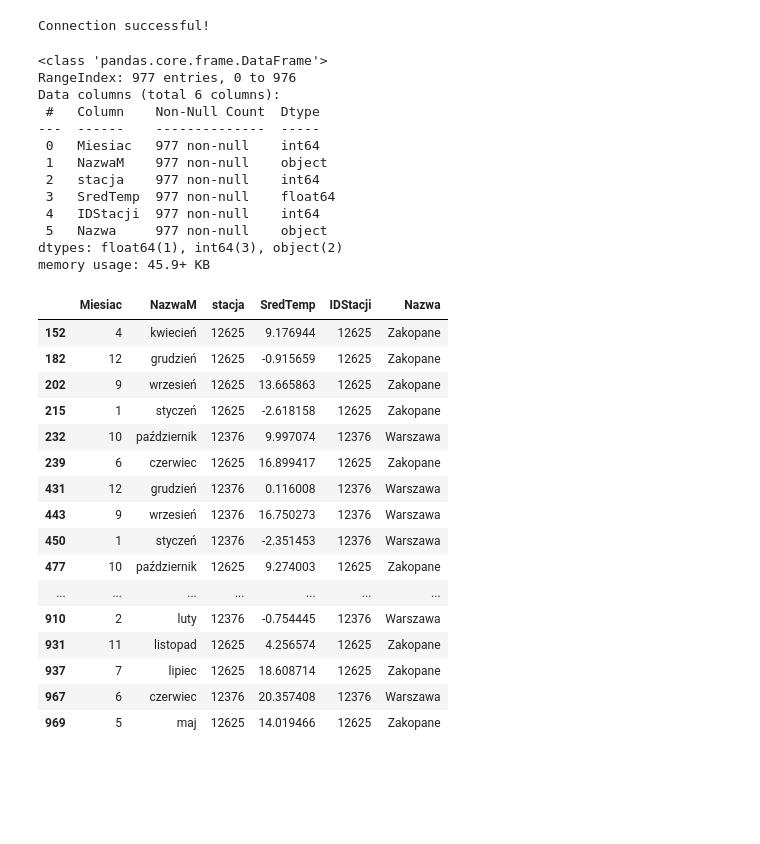
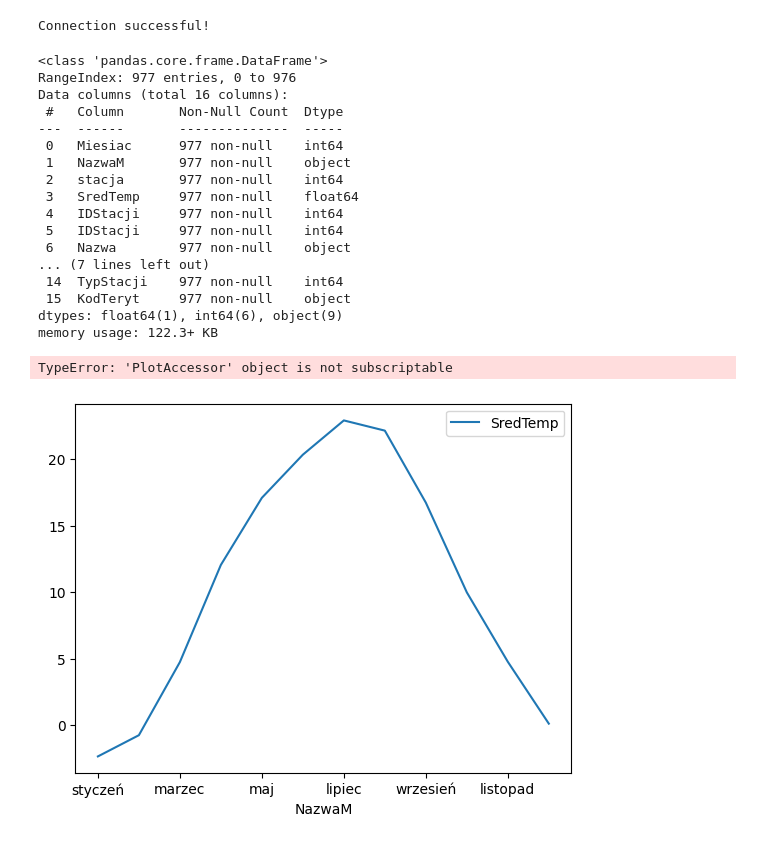
Before and after one commit to xeloth12/jupynotes, a Jupyter notebook: Lab2_DanePogodowe.ipynb, the cells around one changed output. Cells and saved outputs as stored; diff of their text form; code cells hidden in the pictures; blank space fills up the shorter version.

```diff
--- a/Lab2_DanePogodowe.ipynb
+++ b/Lab2_DanePogodowe.ipynb
@@ -27,7 +28,18 @@ query = """
 SELECT
     sm.*,
     CAST(s.IDStacji AS INT) AS IDStacji,
-    s.Nazwa
+    s.IDStacji,
+    s.Nazwa,
+    s.Gmina,
+    s.Powiat,
+    s.Wojewodztwo,
+    s.Kraj,
+    s.Szerokosc,
+    s.Dlugosc,
+    s.Wysokosc,
+    s.TypStacji,
+    s.KodTeryt
+    --s.Lokalizacja #typ geography nie wspierany
 FROM
     [SredMies2000to2018] sm
 INNER JOIN
@@ -46,36 +58,36 @@ df.describe()
 df
 df.info()
 df[df["SredTemp"] > 10]
-dane_2_miast = df[(df["Nazwa"].eq("Warszawa")) | (df["Nazwa"].eq("Zakopane"))]
-dane_2_miast
+dane_wawy = df[(df["Nazwa"].eq("Warszawa"))] | (df["Nazwa"].eq("Zakopane"))]
+df.loc[df["SredTemp"] > 10, "Nazwa"].shape
+df_max10 = df.sort_values(by="SredTemp", ascending=False).head(10)
+df_max10
+dane_wawy["SredTemp"].plot()
+plt.show()
 # %% [output]
 <class 'pandas.core.frame.DataFrame'>
 RangeIndex: 977 entries, 0 to 976
-Data columns (total 6 columns):
- #   Column    Non-Null Count  Dtype
----  ------    --------------  -----
- 0   Miesiac   977 non-null    int64
- 1   NazwaM    977 non-null    object
- 2   stacja    977 non-null    int64
- 3   SredTemp  977 non-null    float64
- 4   IDStacji  977 non-null    int64
- 5   Nazwa     977 non-null    object
-dtypes: float64(1), int64(3), object(2)
-memory usage: 45.9+ KB
+Data columns (total 16 columns):
+ #   Column       Non-Null Count  Dtype
+---  ------       --------------  -----
+ 0   Miesiac      977 non-null    int64
+ 1   NazwaM       977 non-null    object
+ 2   stacja       977 non-null    int64
+ 3   SredTemp     977 non-null    float64
+ 4   IDStacji     977 non-null    int64
+ 5   IDStacji     977 non-null    int64
+ 6   Nazwa        977 non-null    object
+... (7 lines left out)
+ 14  TypStacji    977 non-null    int64
+ 15  KodTeryt     977 non-null    object
+dtypes: float64(1), int64(6), object(9)
+memory usage: 122.3+ KB
-|  | Miesiac | NazwaM | stacja | SredTemp | IDStacji | Nazwa |
-| 152 | 4 | kwiecień | 12625 | 9.176944 | 12625 | Zakopane |
-| 182 | 12 | grudzień | 12625 | -0.915659 | 12625 | Zakopane |
-| 202 | 9 | wrzesień | 12625 | 13.665863 | 12625 | Zakopane |
-| 215 | 1 | styczeń | 12625 | -2.618158 | 12625 | Zakopane |
-| 232 | 10 | październik | 12376 | 9.997074 | 12376 | Warszawa |
-| 239 | 6 | czerwiec | 12625 | 16.899417 | 12625 | Zakopane |
-| 431 | 12 | grudzień | 12376 | 0.116008 | 12376 | Warszawa |
-| 443 | 9 | wrzesień | 12376 | 16.750273 | 12376 | Warszawa |
-| 450 | 1 | styczeń | 12376 | -2.351453 | 12376 | Warszawa |
-| 477 | 10 | październik | 12625 | 9.274003 | 12625 | Zakopane |
-| ... | ... | ... | ... | ... | ... | ... |
-| 910 | 2 | luty | 12376 | -0.754445 | 12376 | Warszawa |
-| 931 | 11 | listopad | 12625 | 4.256574 | 12625 | Zakopane |
-| 937 | 7 | lipiec | 12625 | 18.608714 | 12625 | Zakopane |
-| 967 | 6 | czerwiec | 12376 | 20.357408 | 12376 | Warszawa |
-| 969 | 5 | maj | 12625 | 14.019466 | 12625 | Zakopane |
+TypeError: 'PlotAccessor' object is not subscriptable
+# %%
+dane_wawy = df[(df["Nazwa"].eq("Warszawa"))]
+dane_wawy_sorted = dane_wawy.sort_values(by="Miesiac",ascending=True).head(20)
+dane_wawy_sorted.plot(x="NazwaM", y="SredTemp")
+
+plt.show()
+# %% [output]
+[figure, added]
```
Also changed, not shown: parts of 3 cells of this notebook.
